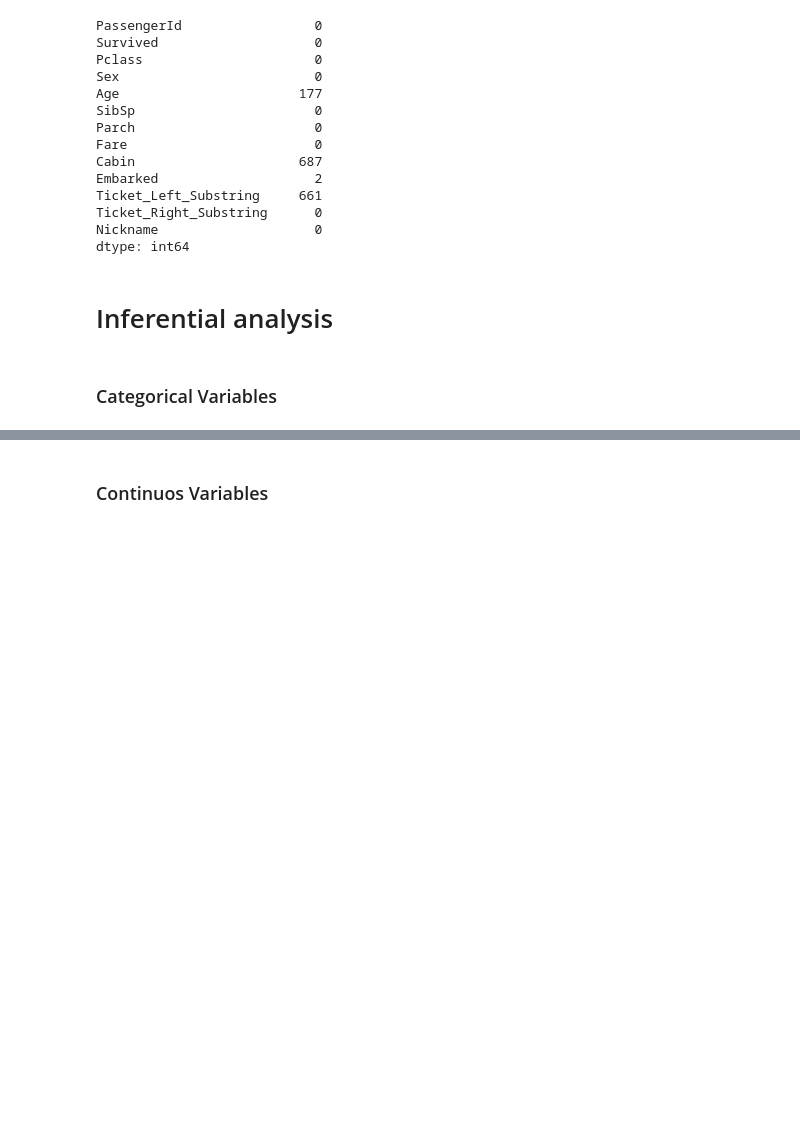
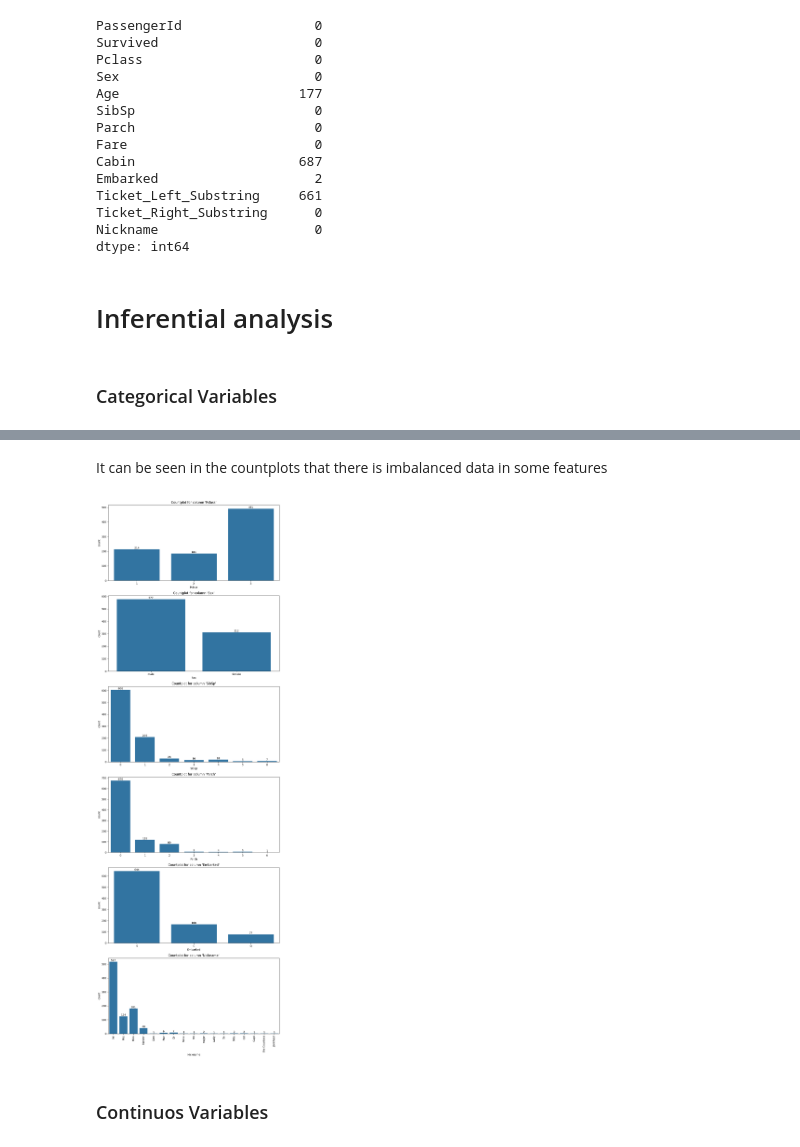
Before and after one commit to XJoseAntonioX/KaggleTitanic, a Jupyter notebook: Titanic2.ipynb, the cells around one changed output, grey strips where cells are left out. Saved outputs shown, nothing was run; the diff lists cells and outputs as text; code cells hidden in the pictures; blank space fills up the shorter version.

```diff
--- a/Titanic2.ipynb
+++ b/Titanic2.ipynb
@@ -159,2 +164,18 @@ pprint(dictionary)
+# %% [markdown]
+It can be seen in the countplots that there is imbalanced data in some features
+# %%
+fig, axs = plt.subplots(6, 1, figsize=(10, 30))
+
+for i, category in enumerate(categorical):
+    if category == "Nickname":
+        plt.xticks(rotation = "vertical")
+    axis = sns.countplot(train_data, x = category, ax = axs[i])
+    axis.bar_label(axis.containers[0])
+    axis.set_title(f"Countplot for column '{category}'")
+
+plt.tight_layout()
+plt.show()
+# %% [output]
+[figure, added]
 # %% [markdown]
 ### Continuos Variables
```
Also changed, not shown: parts of 33 cells of this notebook, 1 other file.
